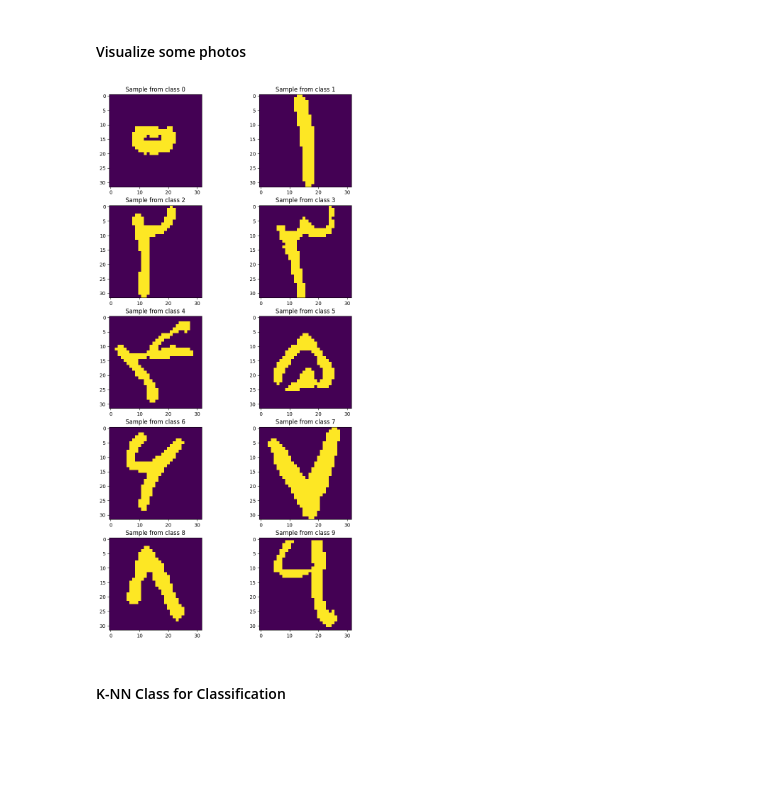
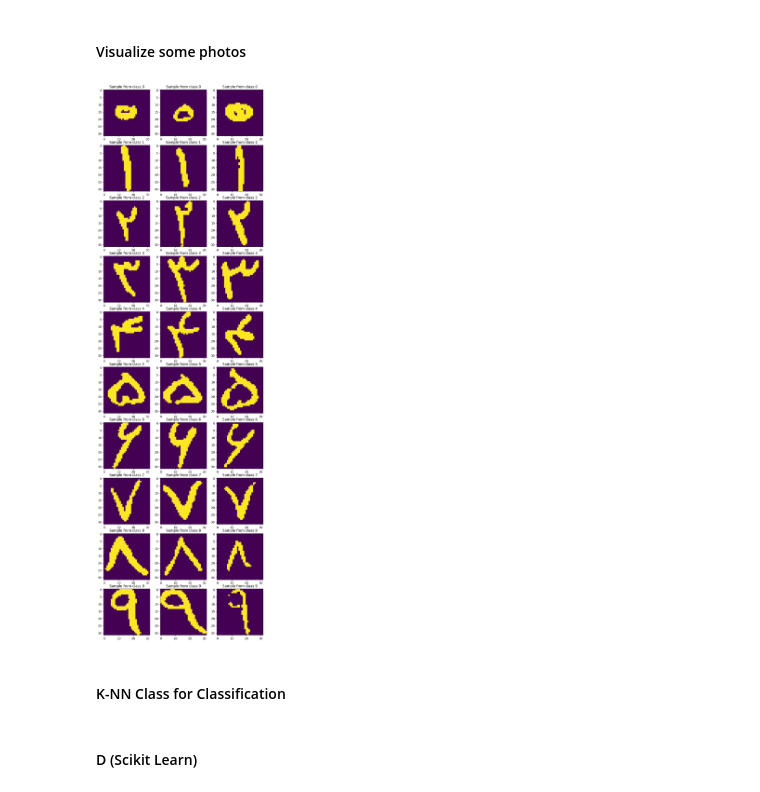
Before and after one commit to Kassra-sinaei/ML_HW_4, a Jupyter notebook: simulations/q7.ipynb, the cells around one changed output. Saved outputs shown, nothing was run; the diff lists cells and outputs as text; code cells hidden in the pictures; blank space fills up the shorter version.

```diff
--- a/simulations/q7.ipynb
+++ b/simulations/q7.ipynb
@@ -28,21 +30,25 @@ X_test, Y_test = read_hoda_dataset(dataset_path='Test 20000.cdb',
 # %%
 counter = 0
 i = 0
+j = 0
 
-fig, ax = plt.subplots(5, 2)
+fig, ax = plt.subplots(10, 3)
 fig.set_dpi(100)
-fig.set_size_inches(10, 20)
+fig.set_size_inches(10, 35)
 
 while counter != 10:
     if Y_train[i] == counter:
-        ax[int(counter/2), counter%2].imshow(X_train[i].reshape(32,32))
-        ax[int(counter/2), counter%2].set_title("Sample from class "+str(counter))
-        counter += 1
-        i = 0
+        ax[int(counter), j].imshow(X_train[i].reshape(32,32))
+        ax[int(counter), j].set_title("Sample from class "+str(counter))
+        j += 1
+        if j == 3:
+            j = 0
+            counter += 1
+        i += 1
     else:
         i += 1
 # %% [output]
-[figure, old version]
+[figure, new version]
 # %% [markdown]
 #### K-NN Class for Classification
 # %%
@@ -72,3 +78,5 @@ class KNN:
         pass
 
 classifier = KNN(5, X_train, Y_train)
+# %% [markdown]
+#### D (Scikit Learn)
```
Also changed, not shown: parts of 5 cells of this notebook, 1 other file.
